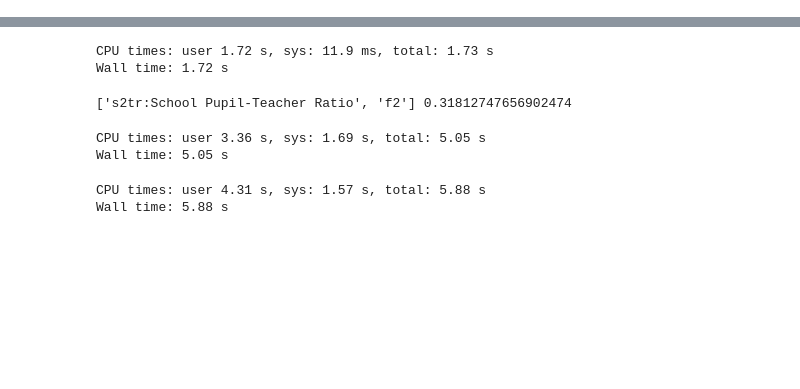
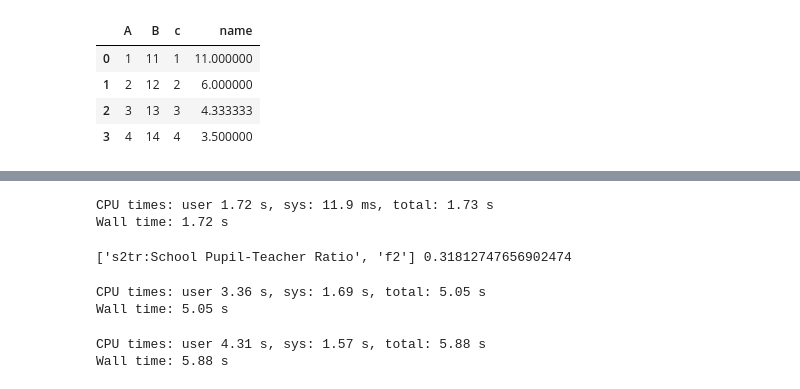
Before and after one commit to primkey7607/factorizedlearn, a Jupyter notebook: testPCA.ipynb, the cells around one changed output, grey strips where cells are left out. Saved outputs shown, nothing was run; the diff lists cells and outputs as text; code cells hidden in the pictures; blank space fills up the shorter version.

```diff
--- a/testPCA.ipynb
+++ b/testPCA.ipynb
@@ -1,5 +1,18 @@
 # %%
 from datamarket import *
+# %%
+df = pd.DataFrame({'A': range(1, 5), 'B': range(11, 15)})
+# %%
+name = "bad"
+df = df.assign(c =df['A'])
+df = df.assign(name=df['B'] / df['A'] )
+df
+# %% [output]
+|  | A | B | c | name |
+| 0 | 1 | 11 | 1 | 11.000000 |
+| 1 | 2 | 12 | 2 | 6.000000 |
+| 2 | 3 | 13 | 3 | 4.333333 |
+| 3 | 4 | 14 | 4 | 3.500000 |
 # %%
 # read seller dataset and split into train/test
 gender = pd.read_csv("gender.csv")
```
Also changed, not shown: parts of 11 cells of this notebook, 5 other files.
